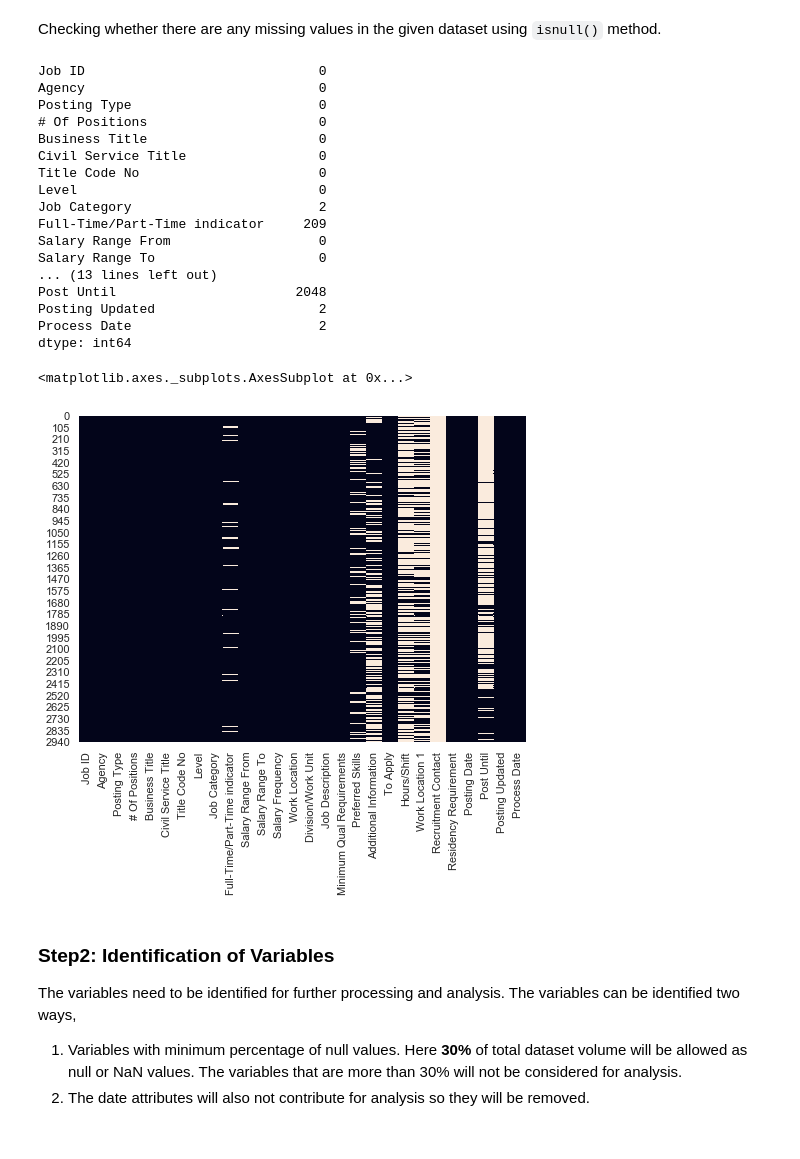
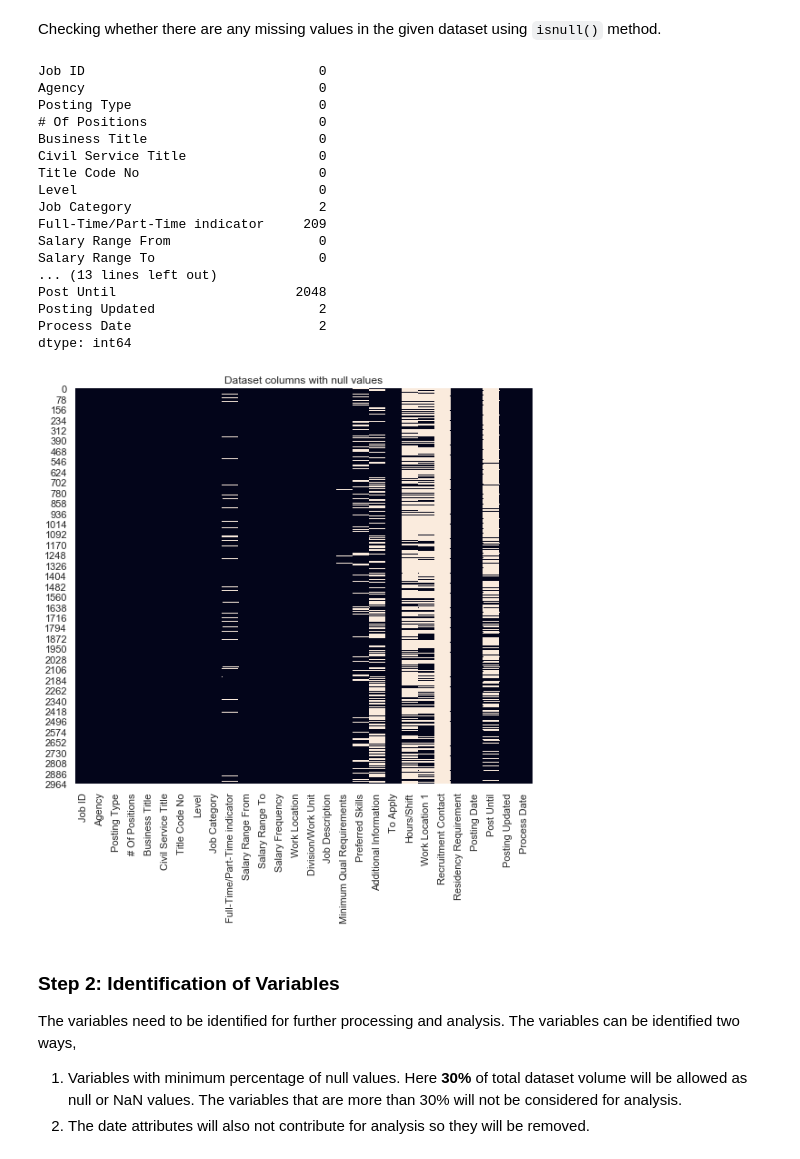
Before and after one commit to Data-Citadel/IDS_GROUP006, a Jupyter notebook: Clustering-New York Job Posting Data.ipynb, the cells around one changed output. Cells and saved outputs as stored; diff of their text form; code cells hidden in the pictures.

```diff
--- a/Clustering-New York Job Posting Data.ipynb
+++ b/Clustering-New York Job Posting Data.ipynb
@@ -32,8 +32,18 @@ The analysis on the data is done in the following sequence of steps.
 # %%
 import pandas as pd
 import numpy as np
+
+# Graphs and Plotting related dependencies
 import matplotlib.pyplot as plt
 import seaborn as sns
+%matplotlib inline
+# Plot stylesheet
+plt.style.use('ggplot')
 
-%matplotlib inline
+plt.rcParams['font.family'] = 'sans-serif'
+plt.rcParams['font.sans-serif'] = 'Helvetica'
+
+# Text preprocessing related libraries
+import re
+import nltk
 # %% [markdown]
@@ -91,35 +102,39 @@ memory usage: 660.8+ KB
 | max | 424117.000000 | 190.000000 | 218587.000000 | 234402.000000 | NaN |
 # %% [markdown]
 Checking whether there are any missing values in the given dataset using `isnull()` method.
-# %%
-job_data.isnull().sum()
-# %% [output]
-Job ID                              0
-Agency                              0
-Posting Type                        0
-# Of Positions                      0
-Business Title                      0
-Civil Service Title                 0
-Title Code No                       0
-Level                               0
-Job Category                        2
-Full-Time/Part-Time indicator     209
-Salary Range From                   0
-Salary Range To                     0
-... (13 lines left out)
-Post Until                       2048
-Posting Updated                     2
-Process Date                        2
-dtype: int64
 # %%
-# Figure size
-sns.set(rc={'figure.figsize':(8,6)})
-sns.heatmap(job_data.isnull(), cbar=False)
+def plot_null_data(dframe):
+    # Figure size
+    sns.set(rc={'figure.figsize':(9,8)})
+    ax = sns.heatmap(dframe.isnull(), cbar=False)
+    ax.set_title("Dataset columns with null values")
+
+job_data.isnull().sum()
 # %% [output]
-<matplotlib.axes._subplots.AxesSubplot at 0x...>
+Job ID                              0
+Agency                              0
+Posting Type                        0
+# Of Positions                      0
+Business Title                      0
+Civil Service Title                 0
+Title Code No                       0
+Level                               0
+Job Category                        2
+Full-Time/Part-Time indicator     209
+Salary Range From                   0
+Salary Range To                     0
+... (13 lines left out)
+Post Until                       2048
+Posting Updated                     2
+Process Date                        2
+dtype: int64
-[figure, removed]
+# %%
+# Figure size
+plot_null_data(job_data)
+# %% [output]
+[figure, added]
 # %% [markdown]
-### Step2: Identification of Variables
+### Step 2: Identification of Variables
 
 The variables need to be identified for further processing and analysis. The variables can be identified two ways,
 1. Variables with minimum percentage of null values. Here **30%** of total dataset volume will be allowed as null or NaN values. The variables that are more than 30% will not be considered for analysis.
```
Also changed, not shown: parts of 25 cells of this notebook.
